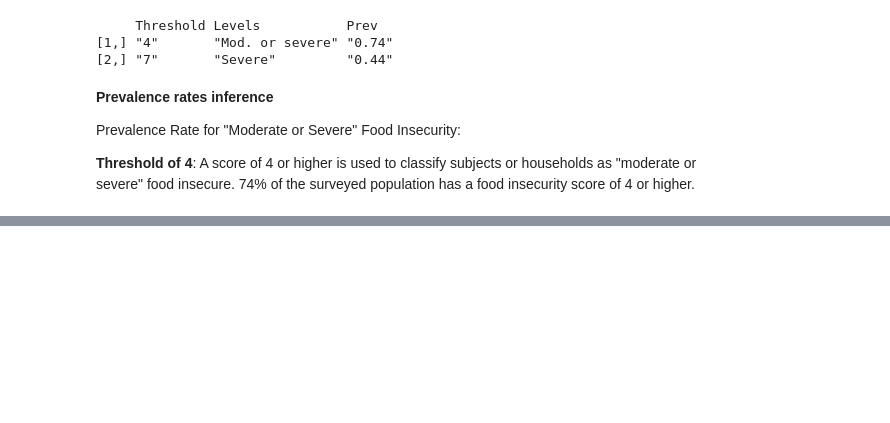
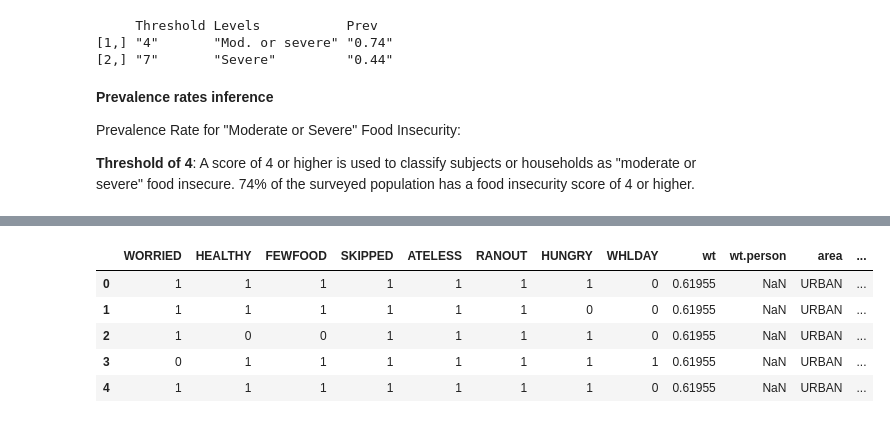
Before and after one commit to decorouz/Food_Insecurity_Indicators_Analysis, a Jupyter notebook: FIES/MISC_NG_6/notebooks/2_rasch_model.ipynb, the cells around one changed output, grey strips where cells are left out. Drawn from its saved outputs; the diff is of its cells as text; code cells hidden in the pictures; blank space fills up the shorter version.

```diff
--- a/FIES/MISC_NG_6/notebooks/2_rasch_model.ipynb
+++ b/FIES/MISC_NG_6/notebooks/2_rasch_model.ipynb
@@ -645,0 +690,16 @@ By setting the thresholds in terms of latent trait:
+# %%
+# Prepare and process  the data to be uploaded on the app.
+fies_rasch = fies_data.rename(columns={"hhweightmics": "wt"}).drop(columns="fies_score", axis=1)
+fies_rasch["wt.person"] = np.nan
+fies_rasch = pd.concat([fies_rasch, df["area"]], axis=1)
+fies_rasch = pd.concat([fies_rasch, df["zone"]], axis=1)
+
+fies_rasch.to_csv("../processed_data/fies_shiny_app.csv", index=False)
+fies_rasch.head()
+# %% [output]
+|  | WORRIED | HEALTHY | FEWFOOD | SKIPPED | ATELESS | RANOUT | HUNGRY | WHLDAY | wt | wt.person | area | ... |
+| 0 | 1 | 1 | 1 | 1 | 1 | 1 | 1 | 0 | 0.61955 | NaN | URBAN | ... |
+| 1 | 1 | 1 | 1 | 1 | 1 | 1 | 0 | 0 | 0.61955 | NaN | URBAN | ... |
+| 2 | 1 | 0 | 0 | 1 | 1 | 1 | 1 | 0 | 0.61955 | NaN | URBAN | ... |
+| 3 | 0 | 1 | 1 | 1 | 1 | 1 | 1 | 1 | 0.61955 | NaN | URBAN | ... |
+| 4 | 1 | 1 | 1 | 1 | 1 | 1 | 1 | 0 | 0.61955 | NaN | URBAN | ... |
```
Also changed, not shown: parts of 20 cells of this notebook, 3 other files.
